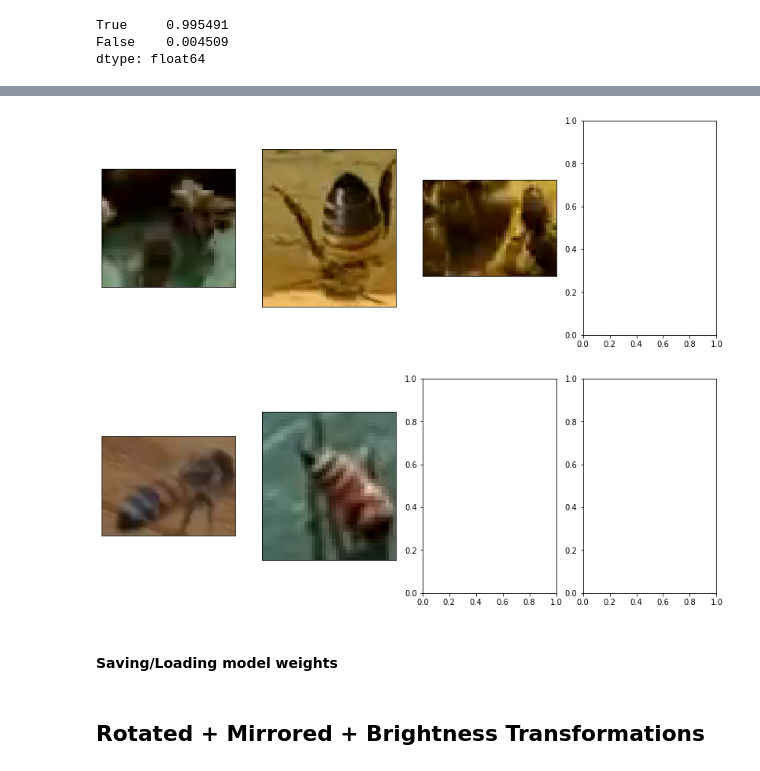
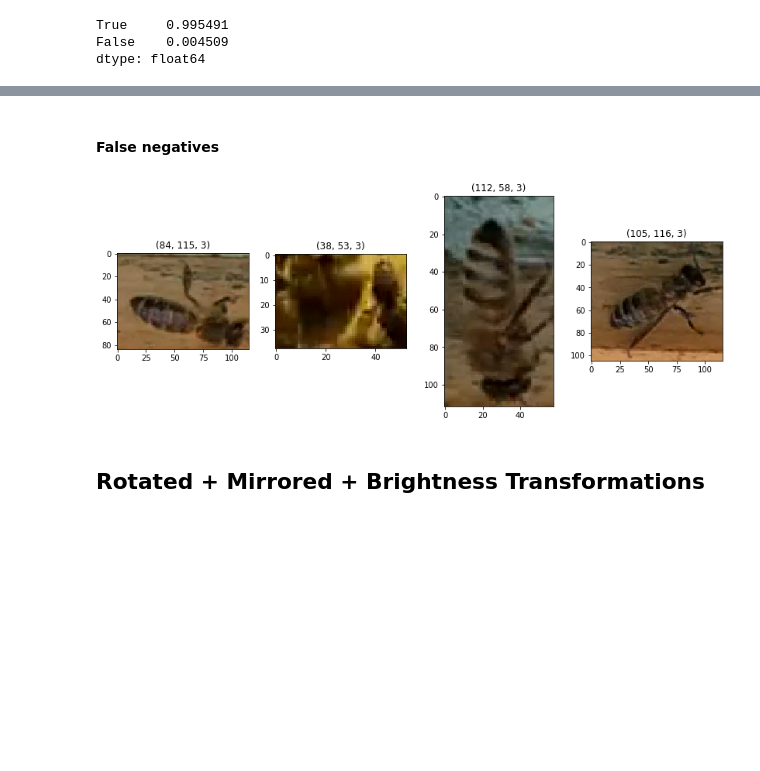
Before and after one commit to Shaddyjr/bee-image-classifier, a Jupyter notebook: project_notebook.ipynb, the cells around one changed output, grey strips where cells are left out. Drawn from its saved outputs; the diff is of its cells as text; code cells hidden in the pictures; blank space fills up the shorter version.

Commit message:
models done

```diff
--- a/project_notebook.ipynb
+++ b/project_notebook.ipynb
@@ -748,4 +739,19 @@ We can see these false negatives show some common issues as well:
 # %%
+datagen_params = {
+    "horizontal_flip" : True,
+    "vertical_flip" : True,
+    "rotation_range" : True
+}
+
+datagens = create_datagens(
+    data,
+    datagen_params = datagen_params,
+    batch_size = 64,                 # hyperparameter
+    target_shape = (IDEAL_HEIGHT, IDEAL_WIDTH),
+    preprocessing_function = normalize,
+    random_state = random_state
+)
+
 grid_params = {
     "conv__filters_1" : [32],
     "conv__filters_2" : [48],
@@ -753,21 +759,15 @@ grid_params = {
     "density_units_1" : [256],
     "density_units_2" : [64],
     "batch_size" : [64],
-    "epochs" : [50]
+    "epochs" : [30]
 }
 
-datagen_params = {
-    "horizontal_flip" : True,
-    "vertical_flip" : True,
-    "rotation_range" : True
-}
-
-best_rotated_model = _gridSearchCNN(
-    data, grid_params,
-    datagen_params = datagen_params,
+best_rotated_model = gridSearchCNN(
+    datagens = datagens,
+    grid_params = grid_params,
     random_state=random_state,
-    optimizer = RMSprop(lr=0.0001, decay=1e-5),
-    get_best = True
+    optimizer = RMSprop(lr=0.0001, decay=1e-6),
+    save_best = True
 )
 # %% [output]
 Found 3326 validated image filenames belonging to 2 classes.
@@ -814,5 +792,10 @@ STEP_SIZE_TEST= np.ceil(datagen_iter_test.n//datagen_iter_test.batch_size)
+# %%
+best_rot_model = load_model("models/best_rot.h5")
+# %%
+datagen_iter_test = datagens[1]
+datagen_iter_test.reset()
 # %%
-_preds = model.predict_generator(datagen_iter_test, steps=STEP_SIZE_TEST)
+_preds = best_rot_model.predict_generator(datagen_iter_test, steps = datagen_iter_test.n)
 preds = (_preds >= .5).astype(int).flatten()
 # %%
 rot_preds = pd.DataFrame({
@@ -840,12 +834,8 @@ rot_missed = rot_preds[rot_preds["has_varroa"] != rot_preds["pred"]]
+# %% [markdown]
+#### False negatives
 # %%
-false_negatives_files = rot_missed[(rot_missed["has_varroa"] != rot_missed["pred"]) & (rot_missed["pred"] == 0)]["file"]
-show_images(get_image_data(false_negatives_files))
+false_negative_files = rot_missed[(rot_missed["has_varroa"] != rot_missed["pred"]) & (rot_missed["pred"] == 0)]["file"]
+_images = get_image_data(false_negative_files)
+show_images(_images, [image.shape for image in _images], "false neg.")
 # %% [output]
-[figure, old version]
+[figure, new version]
-# %%
-false_positives_files = rot_missed[(rot_missed["has_varroa"] != rot_missed["pred"]) & (rot_missed["pred"] == 1)]["file"]
-show_images(get_image_data(false_positives_files))
-# %% [output]
-[figure, removed]
-# %% [markdown]
-#### Saving/Loading model weights
```
Also changed, not shown: parts of 81 cells of this notebook, 8 other files.
